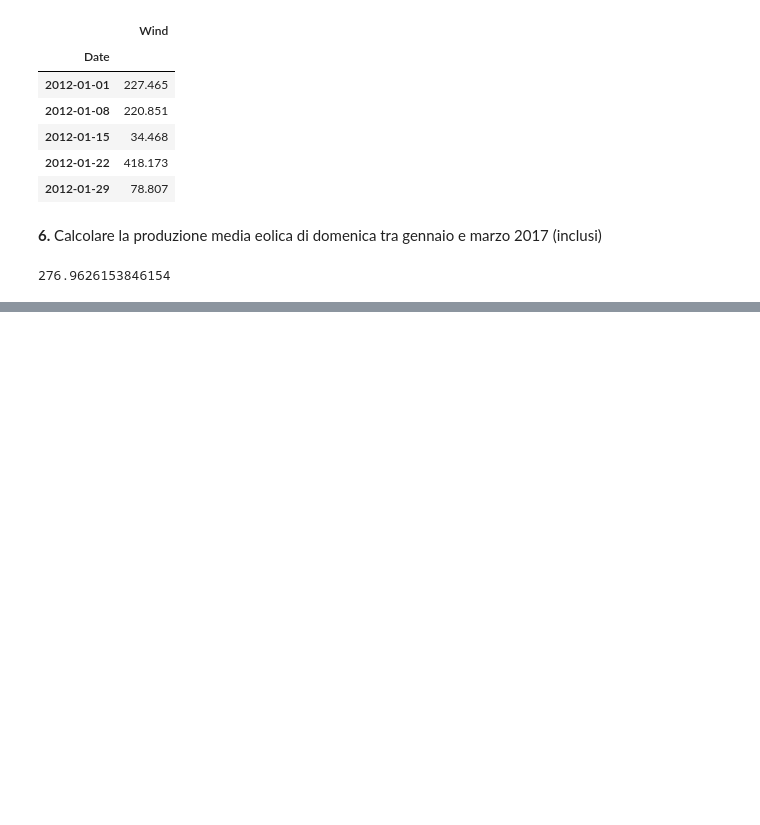
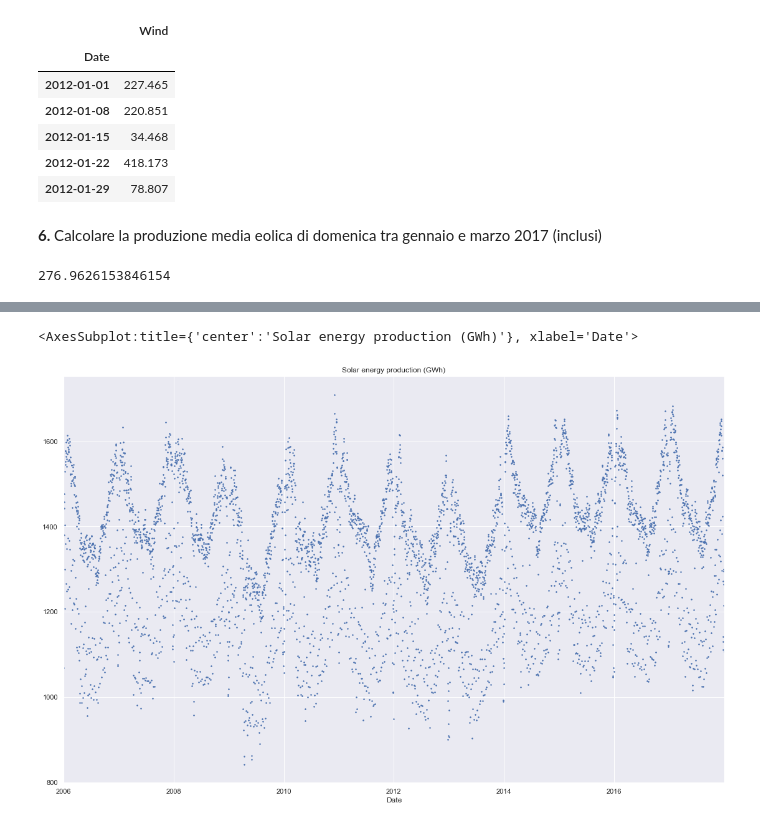
Before and after one commit to Saitam1602/time-series, a Jupyter notebook: Time_series.ipynb, the cells around one changed output, grey strips where cells are left out. Saved outputs shown, nothing was run; the diff lists cells and outputs as text; code cells hidden in the pictures; blank space fills up the shorter version.

```diff
--- a/Time_series.ipynb
+++ b/Time_series.ipynb
@@ -91,0 +78,8 @@ df_sunday_wind.loc['2017-01':'2017-03','Wind'].mean()
+# %%
+import matplotlib.pyplot as plt
+
+df = pd.read_csv('data/OPSD_Germany_all.csv',
+                 parse_dates=True,
+                 index_col='Date')
+
+df.head()
@@ -91,0 +94,13 @@ df_sunday_wind.loc['2017-01':'2017-03','Wind'].mean()
+# %%
+import seaborn as sns
+
+sns.set()
+# %%
+df.loc[:,"Consumption"].plot(figsize=(19, 12),
+              title='Solar energy production (GWh)',
+              marker='.',
+              markersize=3,
+              linestyle='')
+# %% [output]
+<AxesSubplot:title={'center':'Solar energy production (GWh)'}, xlabel='Date'>
+[figure, added]
```
Also changed, not shown: parts of 26 cells of this notebook, 1 other file.
